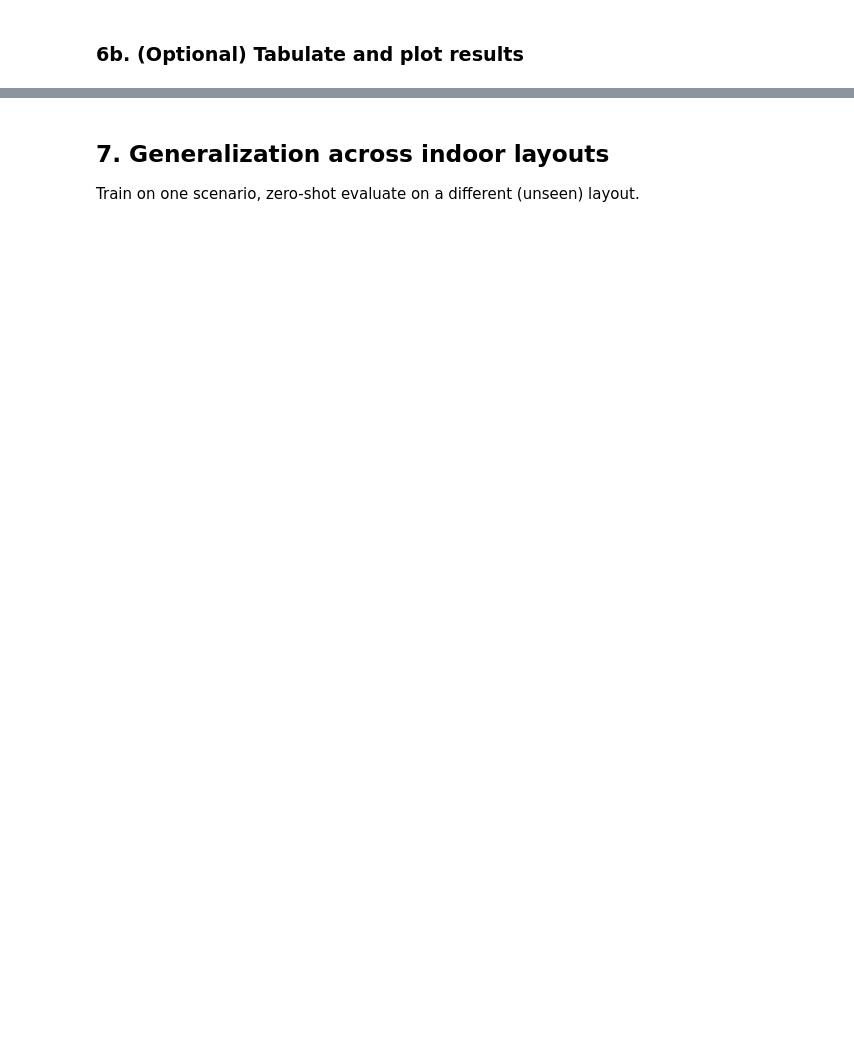
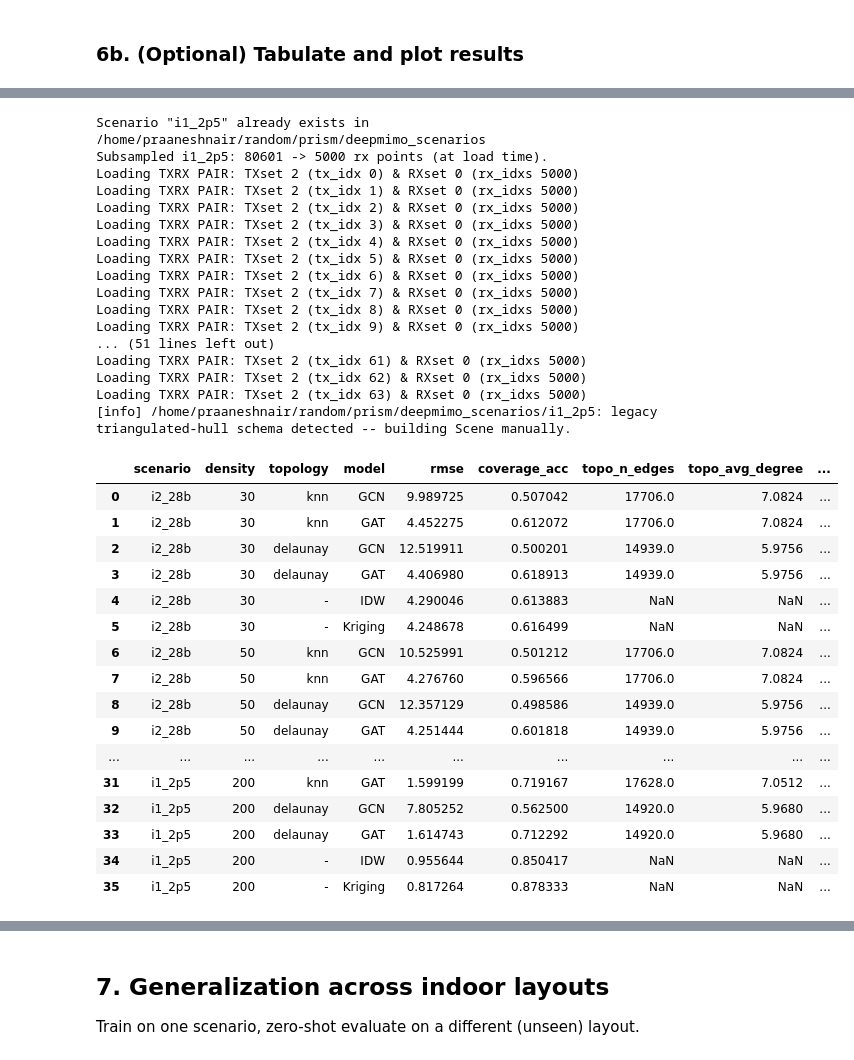
Before and after one commit to CompileArtisan/prism, a Jupyter notebook: radiomap_6g_sweep.ipynb, the cells around one changed output, grey strips where cells are left out. Saved outputs shown, nothing was run; the diff lists cells and outputs as text; code cells hidden in the pictures; blank space fills up the shorter version.

```diff
--- a/radiomap_6g_sweep.ipynb
+++ b/radiomap_6g_sweep.ipynb
@@ -341,0 +477,46 @@ plt.show()
+# %%
+def sweep_full(scenario_names=("i2_28b", "i1_2p5"), densities=(30, 50, 200),
+               topologies=("knn", "delaunay"), coverage_threshold_dbm=None):
+    all_results = []
+    for scenario_name in scenario_names:
+        positions, rss, feats = load_scenario(scenario_name)
+        # per-scenario median RSS as a sensible default coverage cutoff if
+        # you don't have a real receiver sensitivity spec to plug in
+        thresh = coverage_threshold_dbm if coverage_threshold_dbm is not None else float(np.median(rss))
+
+        for n_labeled in densities:
+            train_idx, test_idx = make_split(len(positions), n_labeled)
+
+            for topo in topologies:
+                edge_index = BUILDERS[topo](positions)
+                topo_stats = graph_topology_stats(edge_index, len(positions))
+
+                for name, model_cls in [("GCN", GCN), ("GAT", GAT)]:
+                    pred, rmse = run_gnn_with_preds(model_cls, positions, feats, rss,
+                                                     edge_index, train_idx, test_idx)
+                    cov_acc = coverage_accuracy(rss[test_idx], pred[test_idx], thresh)
+                    all_results.append({
+                        "scenario": scenario_name, "density": n_labeled, "topology": topo,
+                        "model": name, "rmse": rmse, "coverage_acc": cov_acc,
+                        **{f"topo_{k}": v for k, v in topo_stats.items()},
+                    })
+
+            idw_pred = idw_predict(positions[train_idx], rss[train_idx], positions[test_idx])
+            all_results.append({
+                "scenario": scenario_name, "density": n_labeled, "topology": "-", "model": "IDW",
+                "rmse": float(np.sqrt(mean_squared_error(rss[test_idx], idw_pred))),
+                "coverage_acc": coverage_accuracy(rss[test_idx], idw_pred, thresh),
+            })
+
+            krig_pred = kriging_predict(positions[train_idx], rss[train_idx], positions[test_idx])
+            all_results.append({
+                "scenario": scenario_name, "density": n_labeled, "topology": "-", "model": "Kriging",
+                "rmse": float(np.sqrt(mean_squared_error(rss[test_idx], krig_pred))),
+                "coverage_acc": coverage_accuracy(rss[test_idx], krig_pred, thresh),
+            })
+    return pd.DataFrame(all_results)
+
+
+full_results = sweep_full()
+display(full_results)
+# %% [output]
@@ -341,0 +526,34 @@ plt.show()
+Scenario "i1_2p5" already exists in /home/praaneshnair/random/prism/deepmimo_scenarios
+Subsampled i1_2p5: 80601 -> 5000 rx points (at load time).
+Loading TXRX PAIR: TXset 2 (tx_idx 0) & RXset 0 (rx_idxs 5000)
+Loading TXRX PAIR: TXset 2 (tx_idx 1) & RXset 0 (rx_idxs 5000)
+Loading TXRX PAIR: TXset 2 (tx_idx 2) & RXset 0 (rx_idxs 5000)
+Loading TXRX PAIR: TXset 2 (tx_idx 3) & RXset 0 (rx_idxs 5000)
+Loading TXRX PAIR: TXset 2 (tx_idx 4) & RXset 0 (rx_idxs 5000)
+Loading TXRX PAIR: TXset 2 (tx_idx 5) & RXset 0 (rx_idxs 5000)
+Loading TXRX PAIR: TXset 2 (tx_idx 6) & RXset 0 (rx_idxs 5000)
+Loading TXRX PAIR: TXset 2 (tx_idx 7) & RXset 0 (rx_idxs 5000)
+Loading TXRX PAIR: TXset 2 (tx_idx 8) & RXset 0 (rx_idxs 5000)
+Loading TXRX PAIR: TXset 2 (tx_idx 9) & RXset 0 (rx_idxs 5000)
+... (51 lines left out)
+Loading TXRX PAIR: TXset 2 (tx_idx 61) & RXset 0 (rx_idxs 5000)
+Loading TXRX PAIR: TXset 2 (tx_idx 62) & RXset 0 (rx_idxs 5000)
+Loading TXRX PAIR: TXset 2 (tx_idx 63) & RXset 0 (rx_idxs 5000)
+[info] /home/praaneshnair/random/prism/deepmimo_scenarios/i1_2p5: legacy triangulated-hull schema detected -- building Scene manually.
+|  | scenario | density | topology | model | rmse | coverage_acc | topo_n_edges | topo_avg_degree | ... |
+| 0 | i2_28b | 30 | knn | GCN | 9.989725 | 0.507042 | 17706.0 | 7.0824 | ... |
+| 1 | i2_28b | 30 | knn | GAT | 4.452275 | 0.612072 | 17706.0 | 7.0824 | ... |
+| 2 | i2_28b | 30 | delaunay | GCN | 12.519911 | 0.500201 | 14939.0 | 5.9756 | ... |
+| 3 | i2_28b | 30 | delaunay | GAT | 4.406980 | 0.618913 | 14939.0 | 5.9756 | ... |
+| 4 | i2_28b | 30 | - | IDW | 4.290046 | 0.613883 | NaN | NaN | ... |
+| 5 | i2_28b | 30 | - | Kriging | 4.248678 | 0.616499 | NaN | NaN | ... |
+| 6 | i2_28b | 50 | knn | GCN | 10.525991 | 0.501212 | 17706.0 | 7.0824 | ... |
+| 7 | i2_28b | 50 | knn | GAT | 4.276760 | 0.596566 | 17706.0 | 7.0824 | ... |
+| 8 | i2_28b | 50 | delaunay | GCN | 12.357129 | 0.498586 | 14939.0 | 5.9756 | ... |
+| 9 | i2_28b | 50 | delaunay | GAT | 4.251444 | 0.601818 | 14939.0 | 5.9756 | ... |
+| ... | ... | ... | ... | ... | ... | ... | ... | ... | ... |
+| 31 | i1_2p5 | 200 | knn | GAT | 1.599199 | 0.719167 | 17628.0 | 7.0512 | ... |
+| 32 | i1_2p5 | 200 | delaunay | GCN | 7.805252 | 0.562500 | 14920.0 | 5.9680 | ... |
+| 33 | i1_2p5 | 200 | delaunay | GAT | 1.614743 | 0.712292 | 14920.0 | 5.9680 | ... |
+| 34 | i1_2p5 | 200 | - | IDW | 0.955644 | 0.850417 | NaN | NaN | ... |
+| 35 | i1_2p5 | 200 | - | Kriging | 0.817264 | 0.878333 | NaN | NaN | ... |
```
Also changed, not shown: parts of 21 cells of this notebook.
